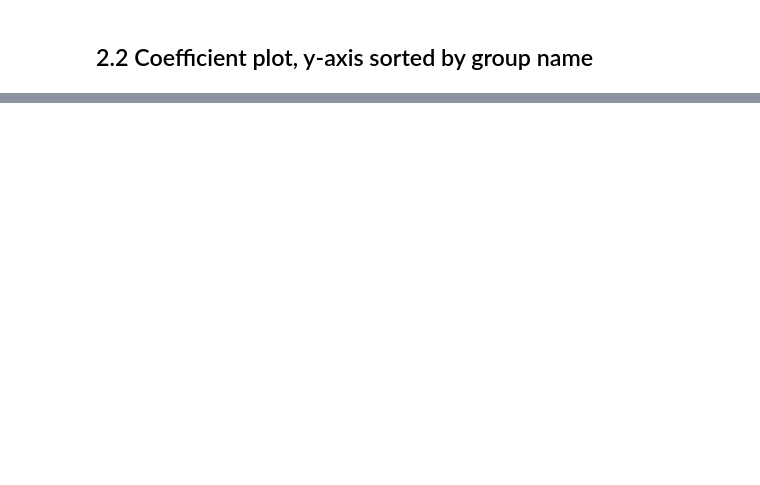
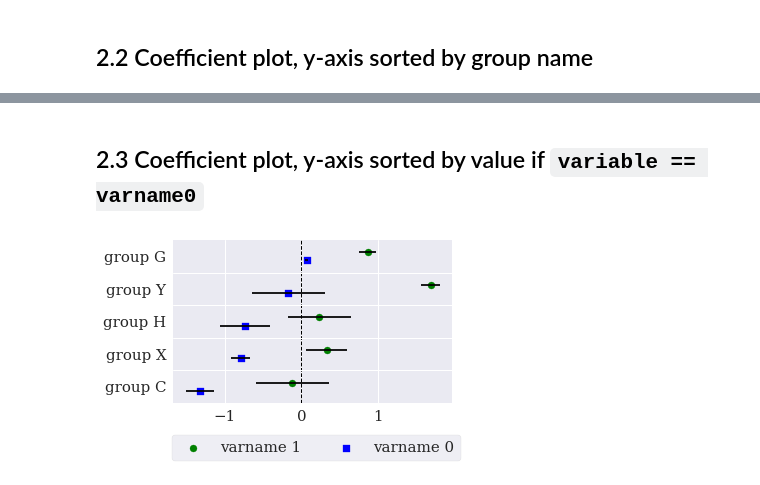
Before and after one commit to sebastianhohmann/plotting, a Jupyter notebook: CoefPlot_example.ipynb, the cells around one changed output, grey strips where cells are left out. Drawn from its saved outputs; the diff is of its cells as text; code cells hidden in the pictures; blank space fills up the shorter version.

```diff
--- a/CoefPlot_example.ipynb
+++ b/CoefPlot_example.ipynb
@@ -80,0 +80,11 @@ cp.grouped_dotplot('coef', 'variable', 'group', 'err', sort_groupname=True, zero
+# %% [markdown]
+## 2.3 Coefficient plot, y-axis sorted by value if `variable == varname0`
+# %%
+cp = CoefPlot(df2.copy(deep=True))
+f = cp.grouped_dotplot('coef', 'variable', 'group', err='err', figsize=(5,3),
+                       order_groups_by_varlevel='varname 0', order_groups_by_variable=None,
+                       within_group_order=None, zero_line=True,
+                       group_separators=True, legend=True, legend_bbox=(-0.03,-0.4),
+                       legend_columns=2)
+# %% [output]
+[figure, added]
```
Also changed, not shown: parts of 11 cells of this notebook.
